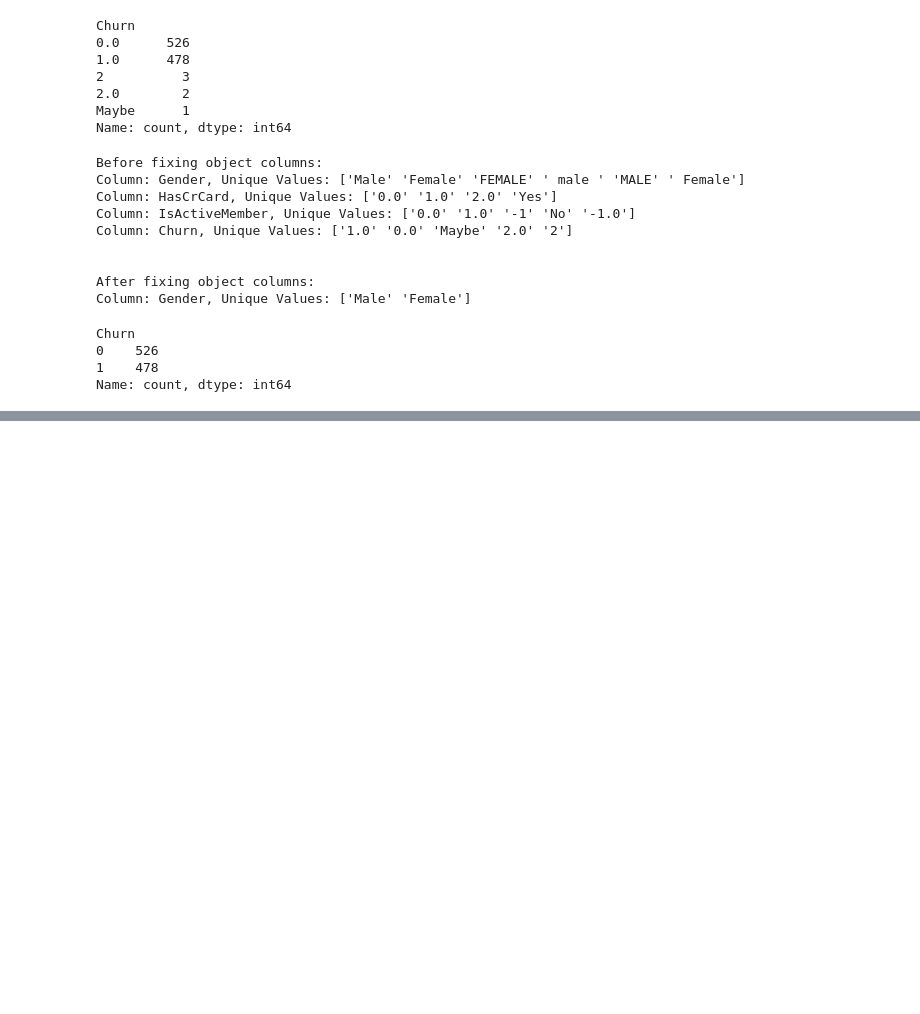
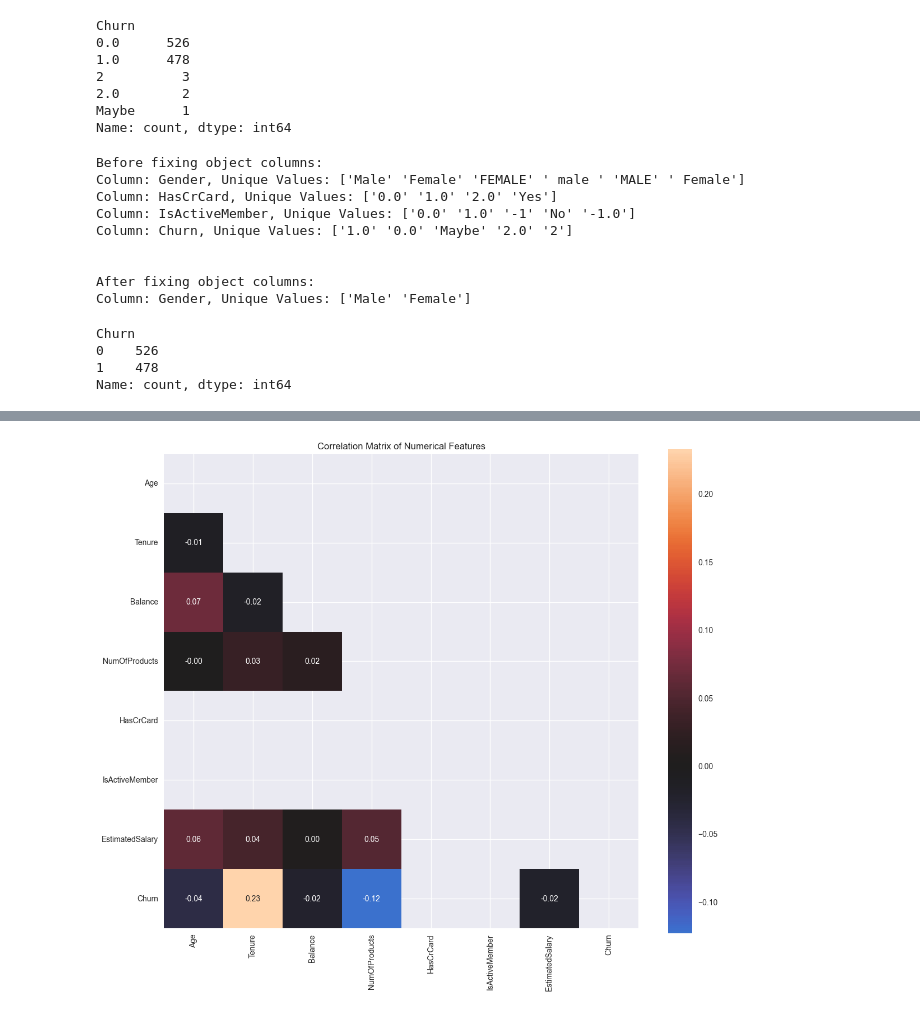
Before and after one commit to skfrost19/Credit_Card_Churn_Prediction, a Jupyter notebook: notebooks/eda_analysis.ipynb, the cells around one changed output, grey strips where cells are left out. Drawn from its saved outputs; the diff is of its cells as text; code cells hidden in the pictures; blank space fills up the shorter version.

```diff
--- a/notebooks/eda_analysis.ipynb
+++ b/notebooks/eda_analysis.ipynb
@@ -169,0 +296,3 @@ df.to_parquet('../data/exl_credit_card_churn_data_cleaned.parquet', index=False)
+# %%
+df_eda = pd.read_csv('../data/exl_credit_card_churn_data_cleaned.csv')
+df_eda.head()
@@ -169,0 +306,19 @@ df.to_parquet('../data/exl_credit_card_churn_data_cleaned.parquet', index=False)
+# %%
+numerical_cols = ['Age', 'Tenure', 'Balance', 'NumOfProducts', 'HasCrCard', 'IsActiveMember', 'EstimatedSalary', 'Churn']
+correlation_matrix = df_eda[numerical_cols].corr()
+churn_corr = correlation_matrix['Churn'].sort_values(key=abs, ascending=False)
+plt.figure(figsize=(12, 10))
+mask = np.triu(np.ones_like(correlation_matrix, dtype=bool))
+
+# Create basic heatmap
+sns.heatmap(correlation_matrix,
+    mask=mask,
+    annot=True,
+    center=0,
+    square=True,
+    fmt='.2f')
+plt.title('Correlation Matrix of Numerical Features')
+plt.tight_layout()
+plt.show()
+# %% [output]
+[figure, added]
```
Also changed, not shown: parts of 15 cells of this notebook.
